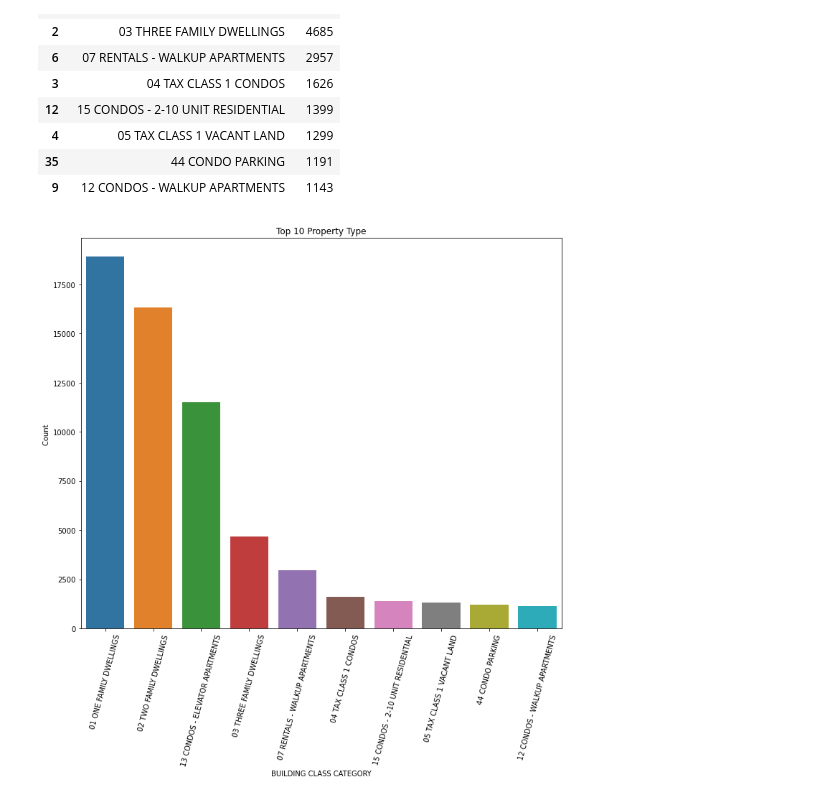
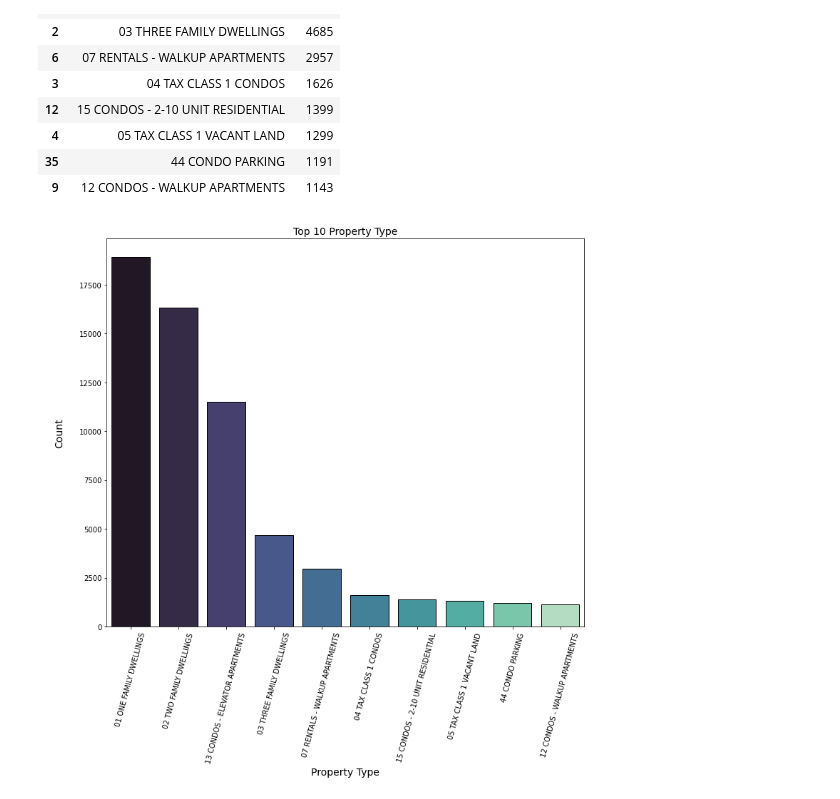
Before and after one commit to muktasidrahman/NYC-peoperty-analysis-for-2019, a Jupyter notebook: NYC_2019_Real_Estate.ipynb, the cells around one changed output. Drawn from its saved outputs; the diff is of its cells as text; code cells hidden in the pictures.

```diff
--- a/NYC_2019_Real_Estate.ipynb
+++ b/NYC_2019_Real_Estate.ipynb
@@ -603,10 +612,11 @@ property_type_count
 | 9 | 12 CONDOS - WALKUP APARTMENTS | 1143 |
 # %%
 plt.figure(figsize=(12,10))
-sns.barplot(property_type_count["BUILDING CLASS CATEGORY"],property_type_count["Size"])
+sns.barplot(property_type_count["BUILDING CLASS CATEGORY"],property_type_count["Size"],edgecolor = 'black', palette = "mako")
 plt.xticks(rotation=75)
-plt.ylabel("Count ")
-plt.title("Top 10 Property Type")
+plt.ylabel("\nCount\n", fontsize=14)
+plt.xlabel("Property Type", fontsize=14)
+plt.title("Top 10 Property Type", fontsize=14)
 plt.show()
 # %% [output]
-[figure, old version]
+[figure, new version]
```
Also changed, not shown: parts of 28 cells of this notebook.
